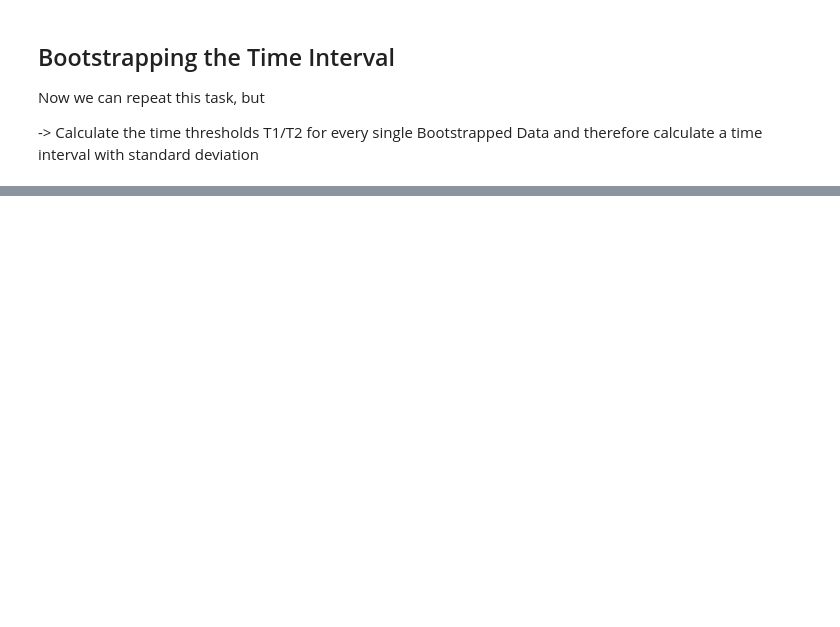
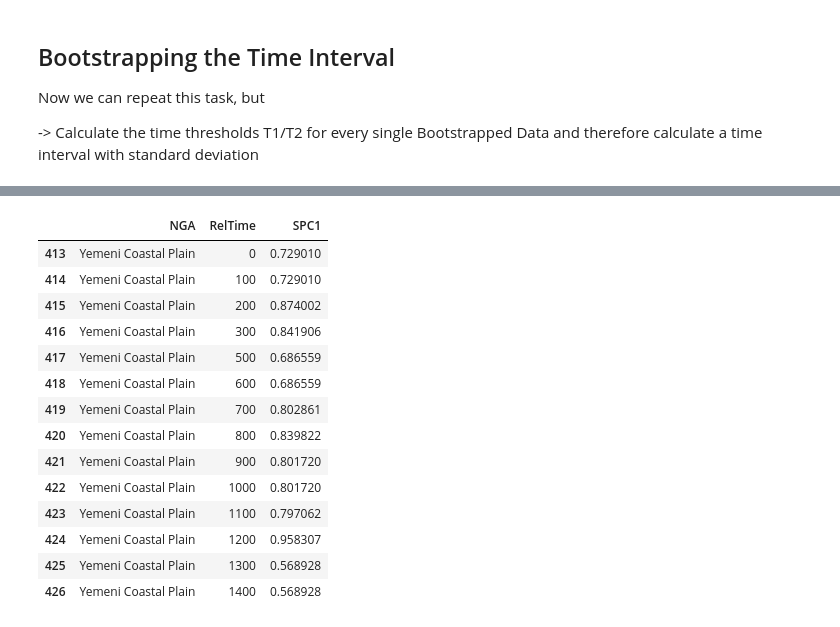
Before and after one commit to TobiasW1891/CSH_Project, a Jupyter notebook: Relationship to Previous Polity.ipynb, the cells around one changed output, grey strips where cells are left out. Saved outputs shown, nothing was run; the diff lists cells and outputs as text; code cells hidden in the pictures; blank space fills up the shorter version.

```diff
--- a/Relationship to Previous Polity.ipynb
+++ b/Relationship to Previous Polity.ipynb
@@ -878,6 +882,24 @@ plt.show()
 # %%
 Cutout_CCDF.index = np.arange(0,len(Cutout_CCDF["NGA"]))
 Cutout_CCDF.to_csv("Cutouts_CC_with_Reltime.csv")
+# %%
+Cutout_DF[Cutout_DF["NGA"] == "Yemeni Coastal Plain"]
+# %% [output]
+|  | NGA | RelTime | SPC1 |
+| 413 | Yemeni Coastal Plain | 0 | 0.729010 |
+| 414 | Yemeni Coastal Plain | 100 | 0.729010 |
+| 415 | Yemeni Coastal Plain | 200 | 0.874002 |
+| 416 | Yemeni Coastal Plain | 300 | 0.841906 |
+| 417 | Yemeni Coastal Plain | 500 | 0.686559 |
+| 418 | Yemeni Coastal Plain | 600 | 0.686559 |
+| 419 | Yemeni Coastal Plain | 700 | 0.802861 |
+| 420 | Yemeni Coastal Plain | 800 | 0.839822 |
+| 421 | Yemeni Coastal Plain | 900 | 0.801720 |
+| 422 | Yemeni Coastal Plain | 1000 | 0.801720 |
+| 423 | Yemeni Coastal Plain | 1100 | 0.797062 |
+| 424 | Yemeni Coastal Plain | 1200 | 0.958307 |
+| 425 | Yemeni Coastal Plain | 1300 | 0.568928 |
+| 426 | Yemeni Coastal Plain | 1400 | 0.568928 |
 # %%
 fig, ax1 = plt.subplots()
 # These are in unitless percentages of the figure size. (0,0 is bottom left)
```
Also changed, not shown: parts of 28 cells of this notebook, 1 other file.
